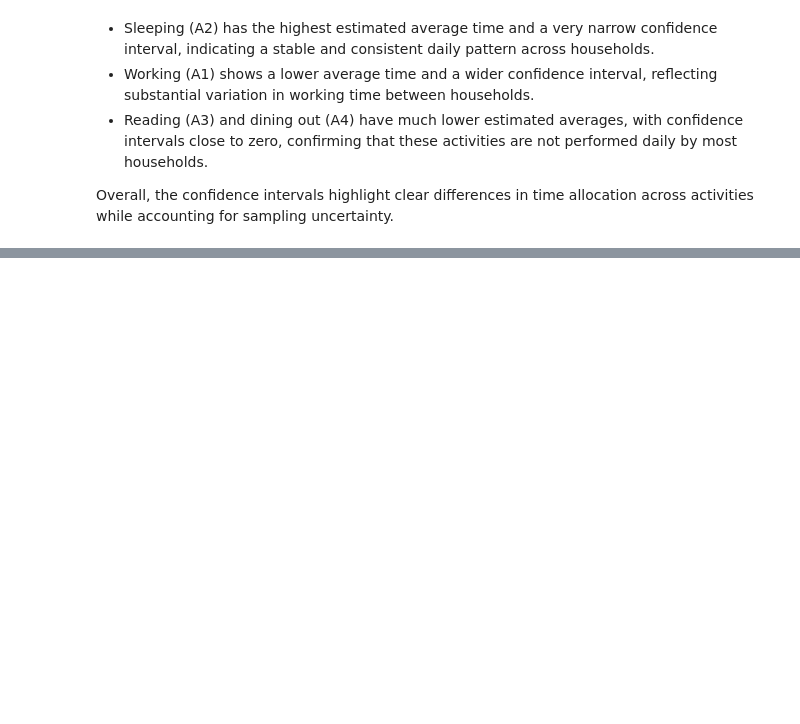
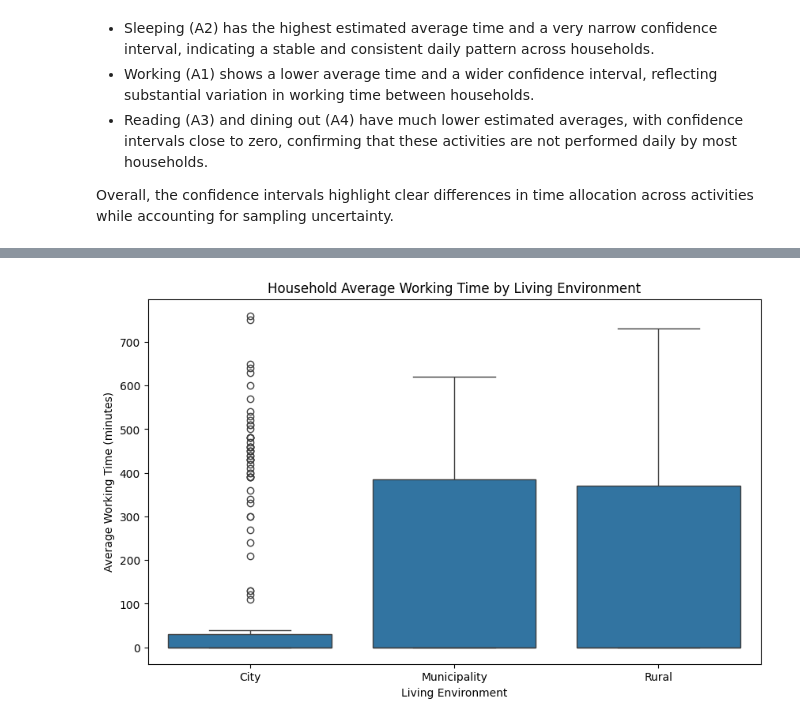
Before and after one commit to AyanaGuruge/Statistical-Data-Analysis-Project-2026, a Jupyter notebook: Group160_1.ipynb, the cells around one changed output, grey strips where cells are left out. Cells and saved outputs as stored; diff of their text form; code cells hidden in the pictures; blank space fills up the shorter version.

```diff
--- a/Group160_1.ipynb
+++ b/Group160_1.ipynb
@@ -571,0 +664,10 @@ activities while accounting for sampling uncertainty.
+# %%
+# Household level averages by living environment
+household_by_env = (
+    df_clean
+    .groupby(['kohde'])[['ASALUE']+ activity_cols]
+    .first()
+    .reset_index()
+)
+print("\nHousehold Averages by Living Environment Sample:")
+household_by_env.head()
@@ -571,0 +694,69 @@ activities while accounting for sampling uncertainty.
+# %%
+# Data preparation for ANOVA
+city = household_by_env[household_by_env['ASALUE'] == 'City']
+municipality = household_by_env[household_by_env['ASALUE'] == 'Municipality']
+rural = household_by_env[household_by_env['ASALUE'] == 'Rural']
+# %%
+# Kruskal-Wallis ANOVA for each activity across living environments and visualization
+kw_results = []
+
+for col in activity_cols:
+    h_stat, p_val = stats.kruskal(
+        city[col].dropna(),
+        municipality[col].dropna(),
+        rural[col].dropna()
+    )
+    kw_results.append((col, h_stat, p_val))
+
+kw_df = pd.DataFrame(
+    kw_results,
+    columns=['Activity', 'H-statistic', 'p-value']
+)
+
+print("\nKruskal-Wallis ANOVA Results across Living Environments:")
+print(kw_df)
+
+plt.figure(figsize=(10, 6))
+sns.boxplot(
+    x='ASALUE',
+    y='A1',
+    data=household_by_env
+)
+plt.title("Household Average Working Time by Living Environment")
+plt.ylabel("Average Working Time (minutes)")
+plt.xlabel("Living Environment")
+plt.show()
+
+plt.figure(figsize=(10, 6))
+sns.boxplot(
+    x='ASALUE',
+    y='A2',
+    data=household_by_env
+)
+plt.title("Household Average Eating Time by Living Environment")
+plt.ylabel("Average Eating Time (minutes)")
+plt.xlabel("Living Environment")
+plt.show()
+
+plt.figure(figsize=(10, 6))
+sns.boxplot(
+    x='ASALUE',
+    y='A3',
+    data=household_by_env
+)
+plt.title("Household Average Sleeping Time by Living Environment")
+plt.ylabel("Average Sleeping Time (minutes)")
+plt.xlabel("Living Environment")
+plt.show()
+
+plt.figure(figsize=(10, 6))
+sns.boxplot(
+    x='ASALUE',
+    y='A4',
+    data=household_by_env
+)
+plt.title("Household Average Dining Out Time by Living Environment")
+plt.ylabel("Average Dining Out Time (minutes)")
+plt.xlabel("Living Environment")
+plt.show()
+# %% [output]
@@ -571,0 +769 @@ activities while accounting for sampling uncertainty.
+[figure, added]
```
Also changed, not shown: parts of 36 cells of this notebook.
